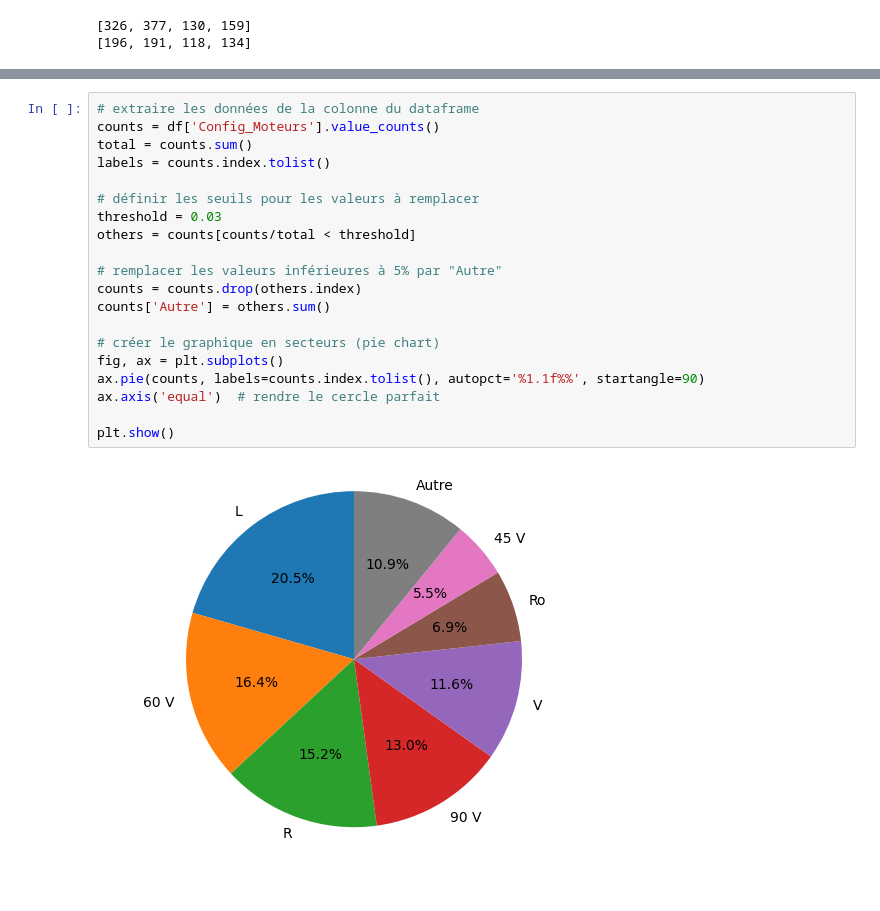
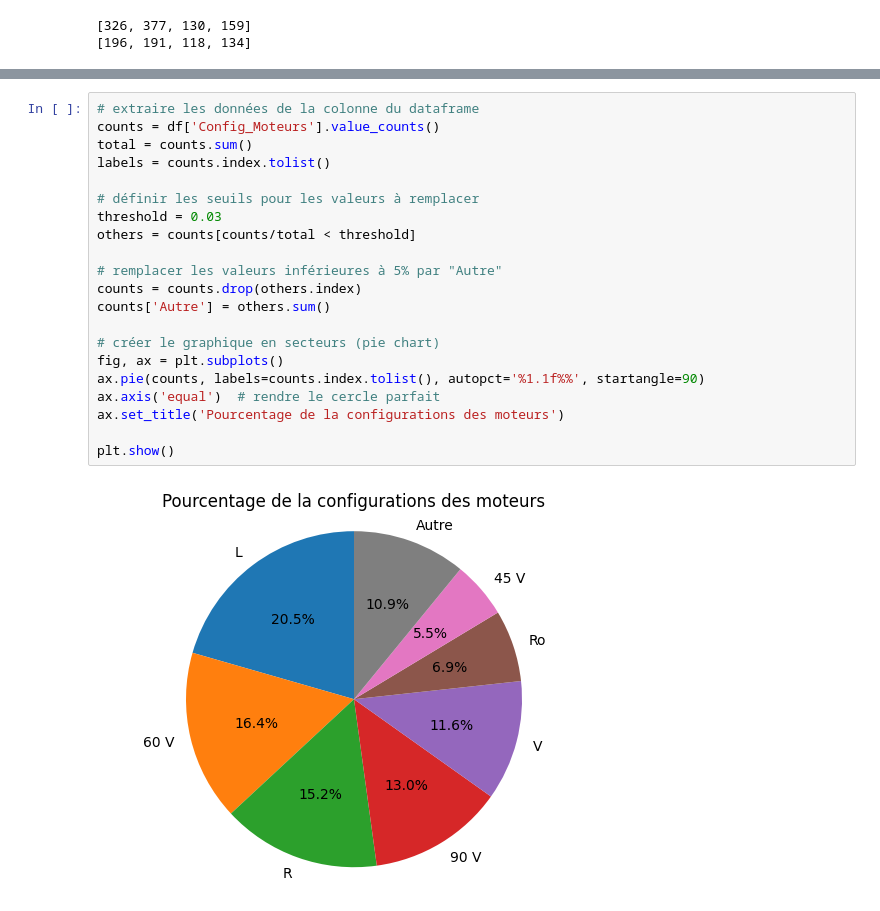
Before and after one commit to Paulciapello/Projet_Info_L2, a Jupyter notebook: main.ipynb, the cells around one changed output, grey strips where cells are left out. Saved outputs shown, nothing was run; the diff lists cells and outputs as text; blank space fills up the shorter version.

```diff
--- a/main.ipynb
+++ b/main.ipynb
@@ -254,22 +251,23 @@ plt.show()
 # %%
 # extraire les données de la colonne du dataframe
 counts = df['Config_Moteurs'].value_counts()
 total = counts.sum()
 labels = counts.index.tolist()
 
 # définir les seuils pour les valeurs à remplacer
 threshold = 0.03
 others = counts[counts/total < threshold]
 
 # remplacer les valeurs inférieures à 5% par "Autre"
 counts = counts.drop(others.index)
 counts['Autre'] = others.sum()
 
 # créer le graphique en secteurs (pie chart)
 fig, ax = plt.subplots()
 ax.pie(counts, labels=counts.index.tolist(), autopct='%1.1f%%', startangle=90)
 ax.axis('equal')  # rendre le cercle parfait
+ax.set_title('Pourcentage de la configurations des moteurs')
 
 plt.show()
 # %% [output]
-[figure, old version]
+[figure, new version]
```
Also changed, not shown: parts of 2 cells of this notebook.
